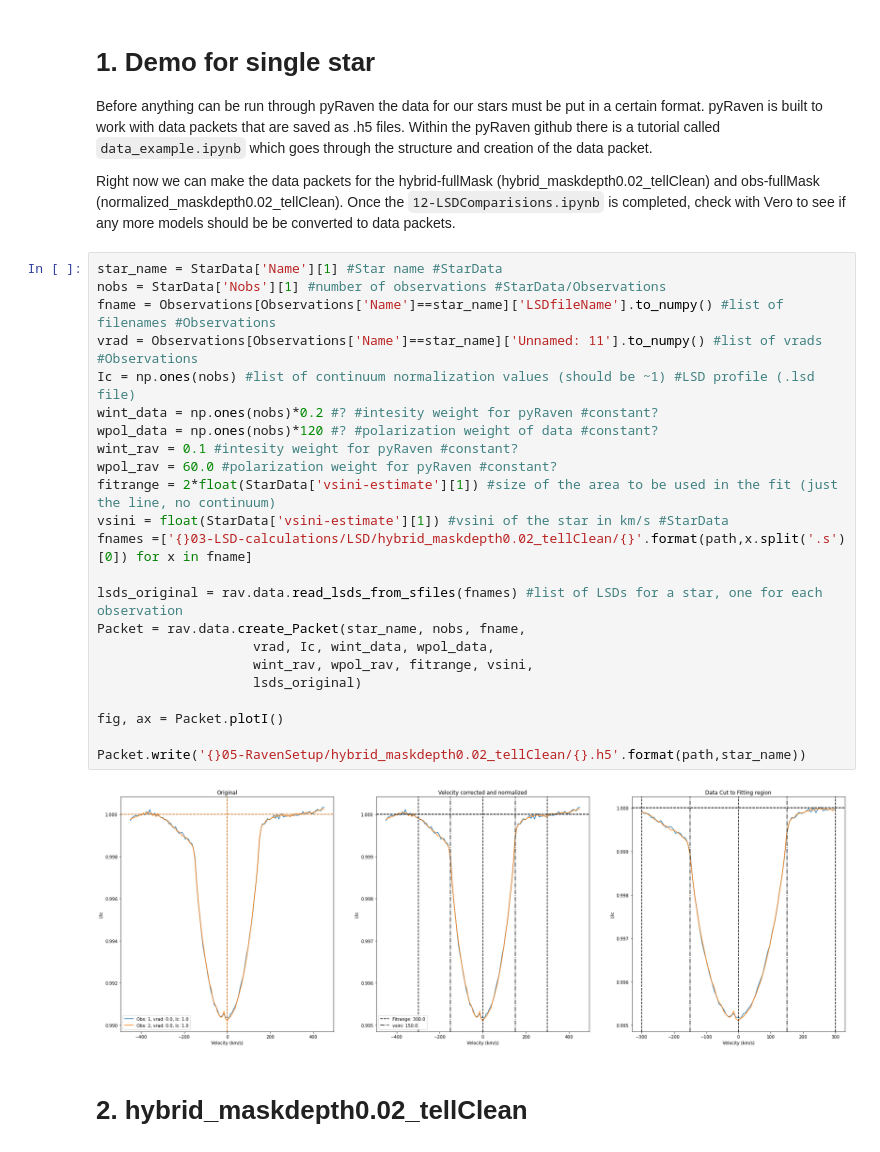
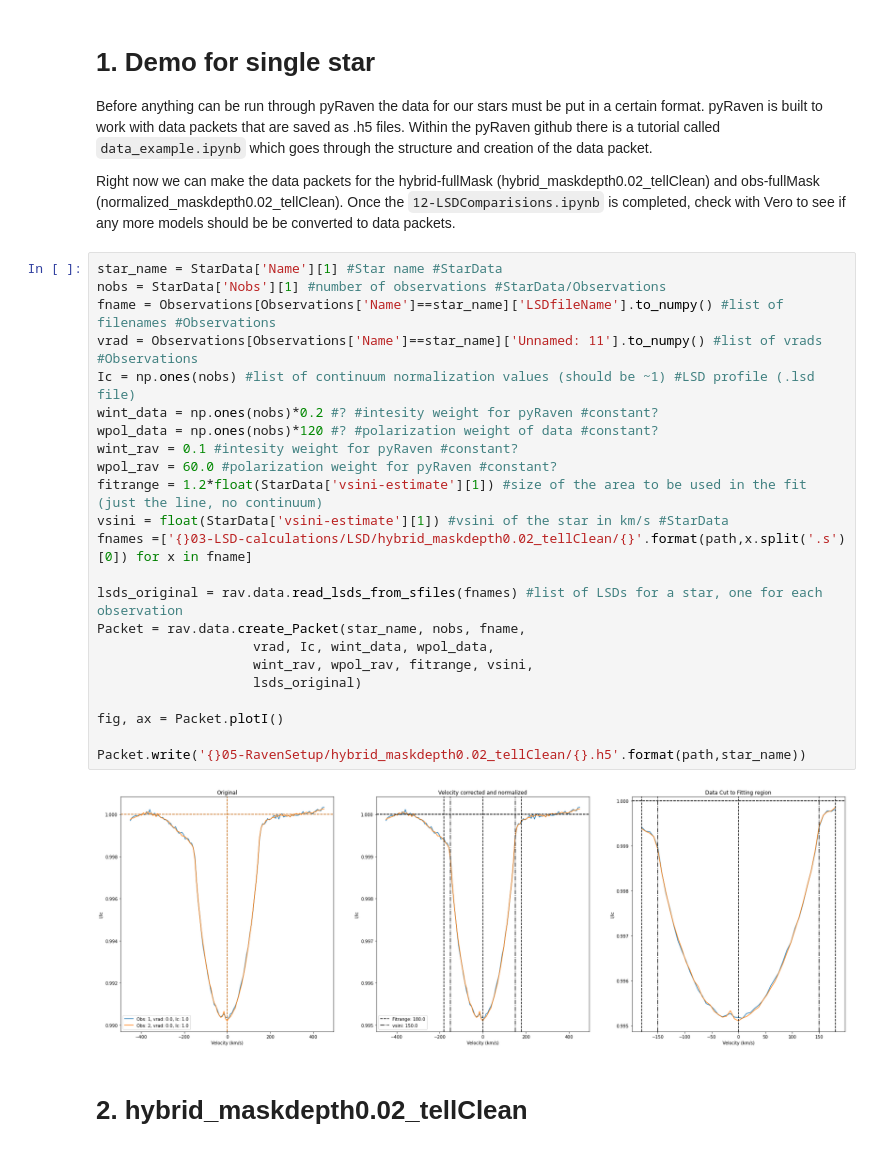
Before and after one commit to veropetit/BeStarsMiMeS, a Jupyter notebook: 05-RavenSetup/05-DataPacketSetup.ipynb, the cells around one changed output. Saved outputs shown, nothing was run; the diff lists cells and outputs as text.

```diff
--- a/05-RavenSetup/05-DataPacketSetup.ipynb
+++ b/05-RavenSetup/05-DataPacketSetup.ipynb
@@ -47,28 +47,28 @@ Right now we can make the data packets for the hybrid-fullMask (hybrid_maskdepth
 # %%
 star_name = StarData['Name'][1] #Star name #StarData
 nobs = StarData['Nobs'][1] #number of observations #StarData/Observations
 fname = Observations[Observations['Name']==star_name]['LSDfileName'].to_numpy() #list of filenames #Observations
 vrad = Observations[Observations['Name']==star_name]['Unnamed: 11'].to_numpy() #list of vrads #Observations
 Ic = np.ones(nobs) #list of continuum normalization values (should be ~1) #LSD profile (.lsd file)
 wint_data = np.ones(nobs)*0.2 #? #intesity weight for pyRaven #constant?
 wpol_data = np.ones(nobs)*120 #? #polarization weight of data #constant?
 wint_rav = 0.1 #intesity weight for pyRaven #constant?
 wpol_rav = 60.0 #polarization weight for pyRaven #constant?
-fitrange = 2*float(StarData['vsini-estimate'][1]) #size of the area to be used in the fit (just the line, no continuum)
+fitrange = 1.2*float(StarData['vsini-estimate'][1]) #size of the area to be used in the fit (just the line, no continuum)
 vsini = float(StarData['vsini-estimate'][1]) #vsini of the star in km/s #StarData
 fnames =['{}03-LSD-calculations/LSD/hybrid_maskdepth0.02_tellClean/{}'.format(path,x.split('.s')[0]) for x in fname]
 
 lsds_original = rav.data.read_lsds_from_sfiles(fnames) #list of LSDs for a star, one for each observation
 Packet = rav.data.create_Packet(star_name, nobs, fname,
                     vrad, Ic, wint_data, wpol_data,
                     wint_rav, wpol_rav, fitrange, vsini,
                     lsds_original)
 
 fig, ax = Packet.plotI()
 
 Packet.write('{}05-RavenSetup/hybrid_maskdepth0.02_tellClean/{}.h5'.format(path,star_name))
 # %% [output]
-[figure, old version]
+[figure, new version]
 # %% [markdown]
 # 2. hybrid_maskdepth0.02_tellClean
 # %% [markdown]
```
